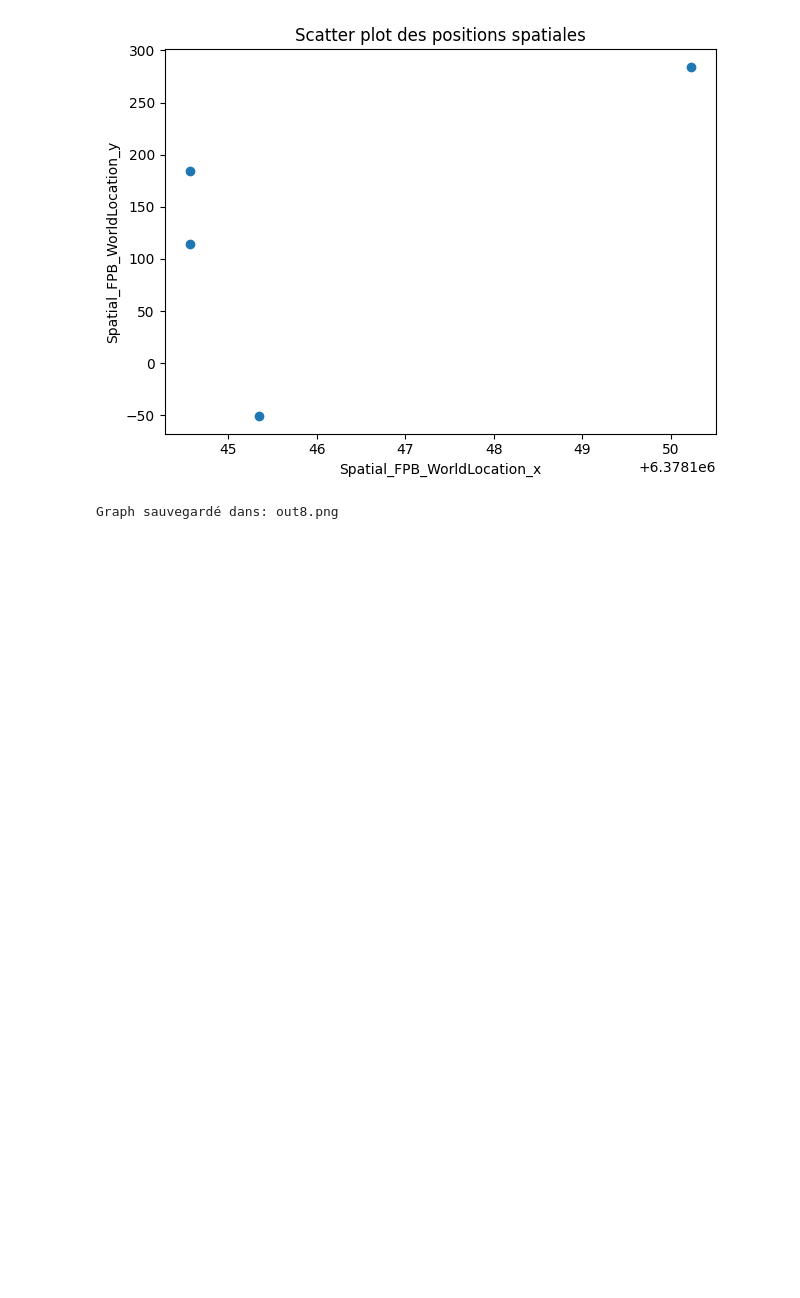
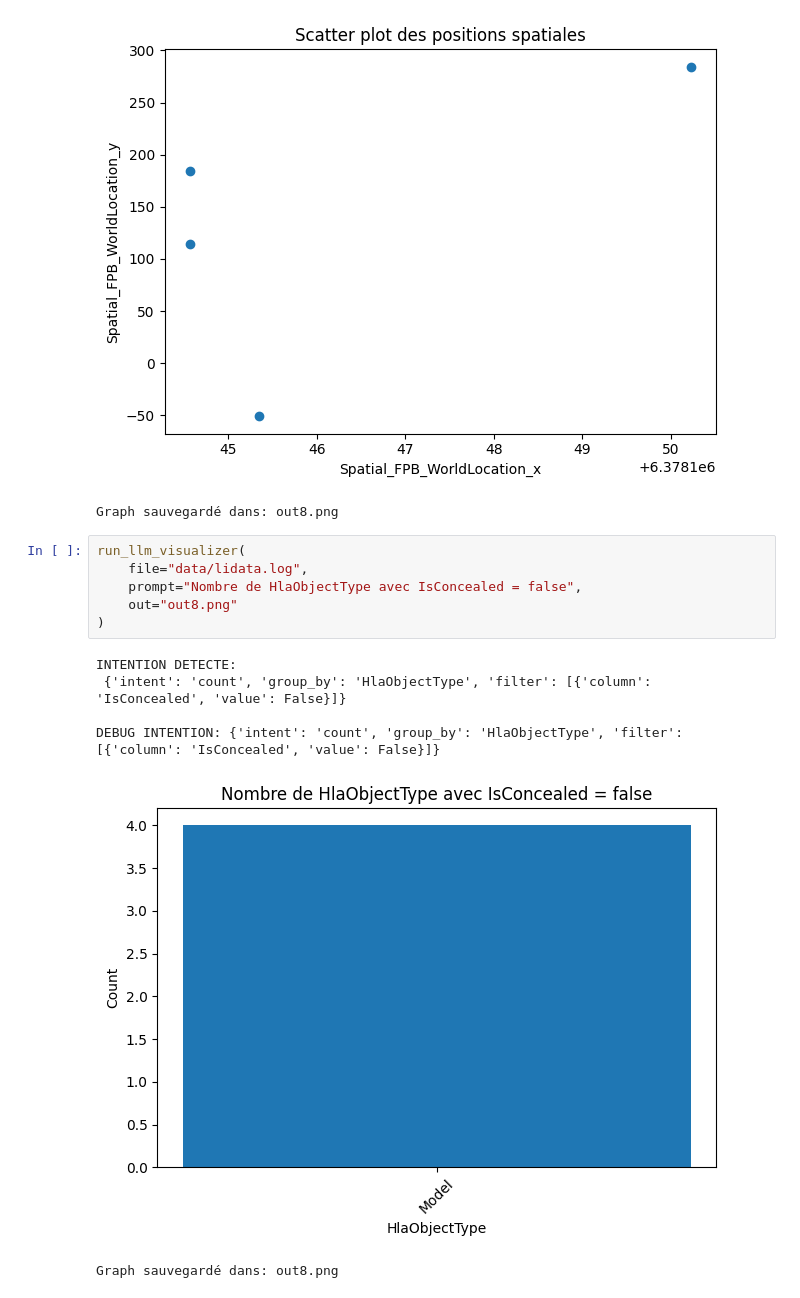
Before and after one commit to RaphaelZrrr/Lida_test, a Jupyter notebook: main2.ipynb, the cells around one changed output. Saved outputs shown, nothing was run; the diff lists cells and outputs as text; blank space fills up the shorter version.

```diff
--- a/main2.ipynb
+++ b/main2.ipynb
@@ -442,3 +442,16 @@ INTENTION DETECTE:
 DEBUG INTENTION: {'intent': 'scatter', 'x': 'Spatial_FPB_WorldLocation_x', 'y': 'Spatial_FPB_WorldLocation_y'}
 [figure]
 Graph sauvegardé dans: out8.png
+# %%
+run_llm_visualizer(
+    file="data/lidata.log",
+    prompt="Nombre de HlaObjectType avec IsConcealed = false",
+    out="out8.png"
+)
+# %% [output]
+INTENTION DETECTE:
+ {'intent': 'count', 'group_by': 'HlaObjectType', 'filter': [{'column': 'IsConcealed', 'value': False}]}
+
+DEBUG INTENTION: {'intent': 'count', 'group_by': 'HlaObjectType', 'filter': [{'column': 'IsConcealed', 'value': False}]}
+[figure, added]
+Graph sauvegardé dans: out8.png
```
Also changed, not shown: parts of 11 cells of this notebook, 8 other files.
